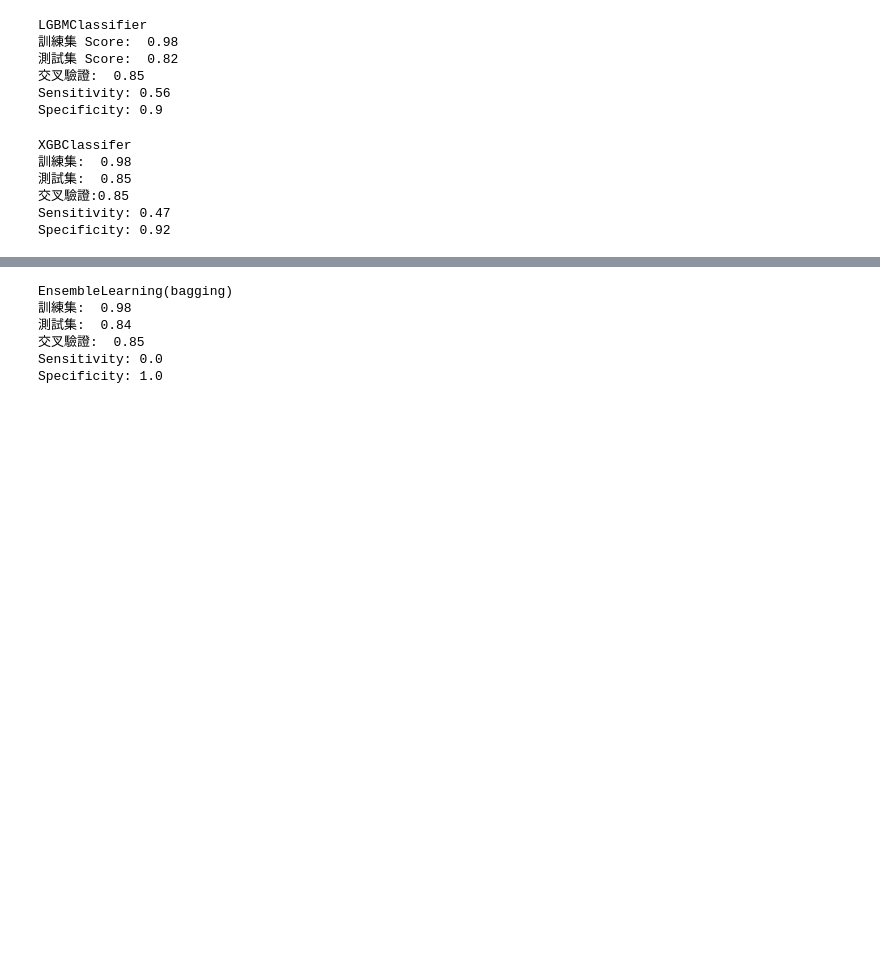
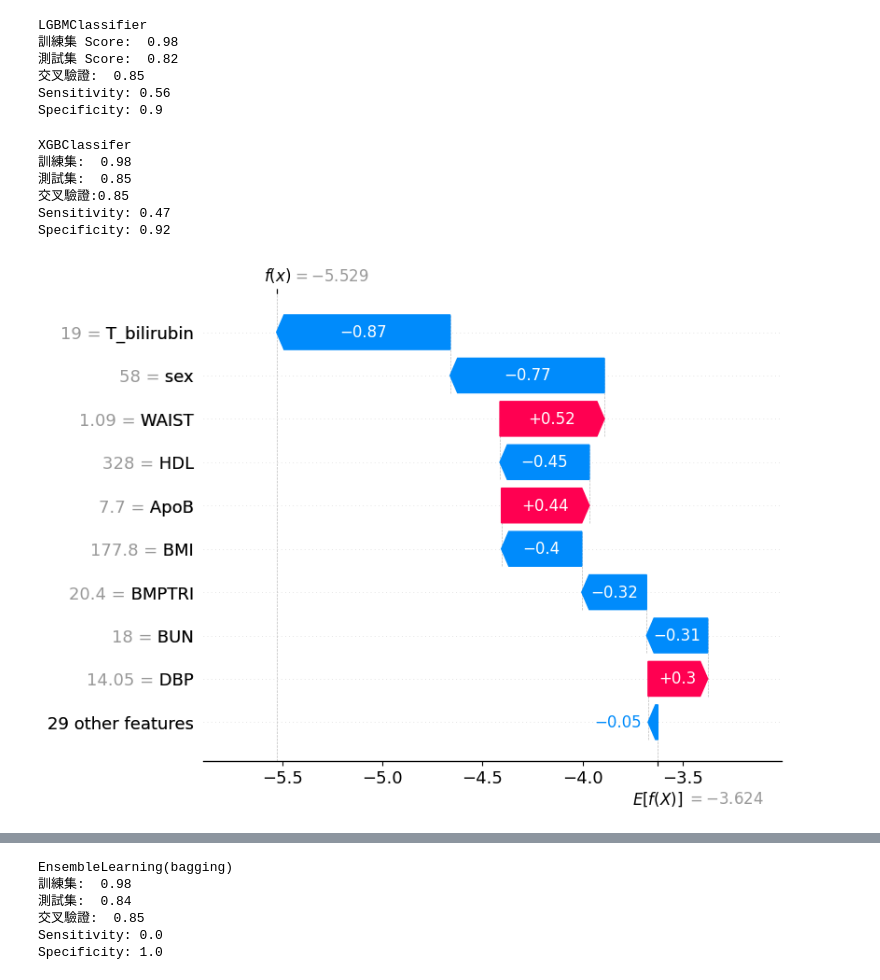
Before and after one commit to rainday1029/GHPIM_med, a Jupyter notebook: GHPIM.ipynb, the cells around one changed output, grey strips where cells are left out. Cells and saved outputs as stored; diff of their text form; code cells hidden in the pictures; blank space fills up the shorter version.

```diff
--- a/GHPIM.ipynb
+++ b/GHPIM.ipynb
@@ -273,28 +255,32 @@ Specificity: 0.9
 # %%
 from xgboost import XGBClassifier
 from sklearn.preprocessing import LabelEncoder
 
 le = LabelEncoder()
 y_train = le.fit_transform(y_train.ravel())
 
 xgboostModel = XGBClassifier(n_estimators=100, learning_rate= 0.3)
 xgboostModel.fit(X_train, y_train.ravel())
 
 pred=xgboostModel.predict(X_test)
 xgb_sensitivity,xgb_specificity=Calculate_Sensitivity_Specificity(y_preds=pred,y_labels=y_test)
 
 XGBClassifier_Cv=CrossValidation(xgboostModel,X_train,y_train,cv=10)
+explainer = shap.Explainer(xgboostModel,X_train,feature_names=df.columns)
+shap_values = explainer(X_train)
 
 print("XGBClassifer")
 print('訓練集: ',round(xgboostModel.score(X_train,y_train),2))
 print('測試集: ',round(xgboostModel.score(X_test,y_test),2))
 print(f"交叉驗證:{XGBClassifier_Cv} ")
 print(f"Sensitivity: {xgb_sensitivity}")
 print(f"Specificity: {xgb_specificity}")
+shap.plots.waterfall(shap_values[0])
 # %% [output]
 XGBClassifer
 訓練集:  0.98
 測試集:  0.85
 交叉驗證:0.85
 Sensitivity: 0.47
 Specificity: 0.92
+[figure, added]
```
Also changed, not shown: parts of 7 cells of this notebook.
